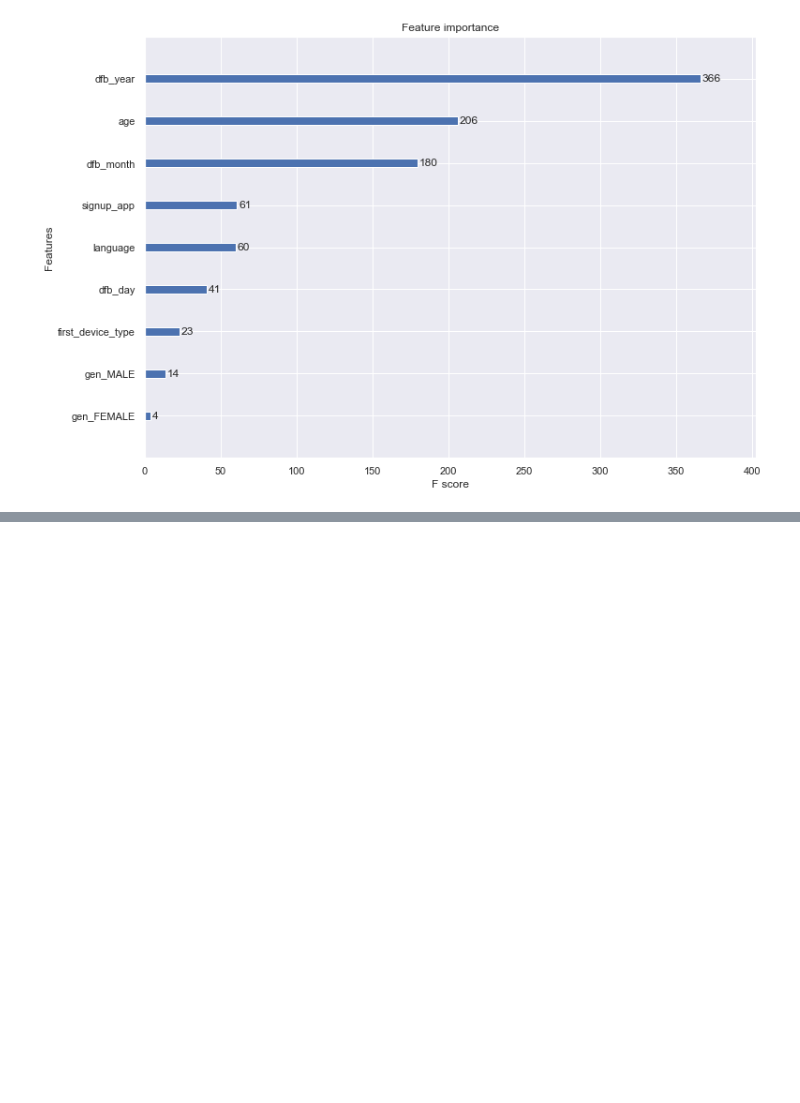
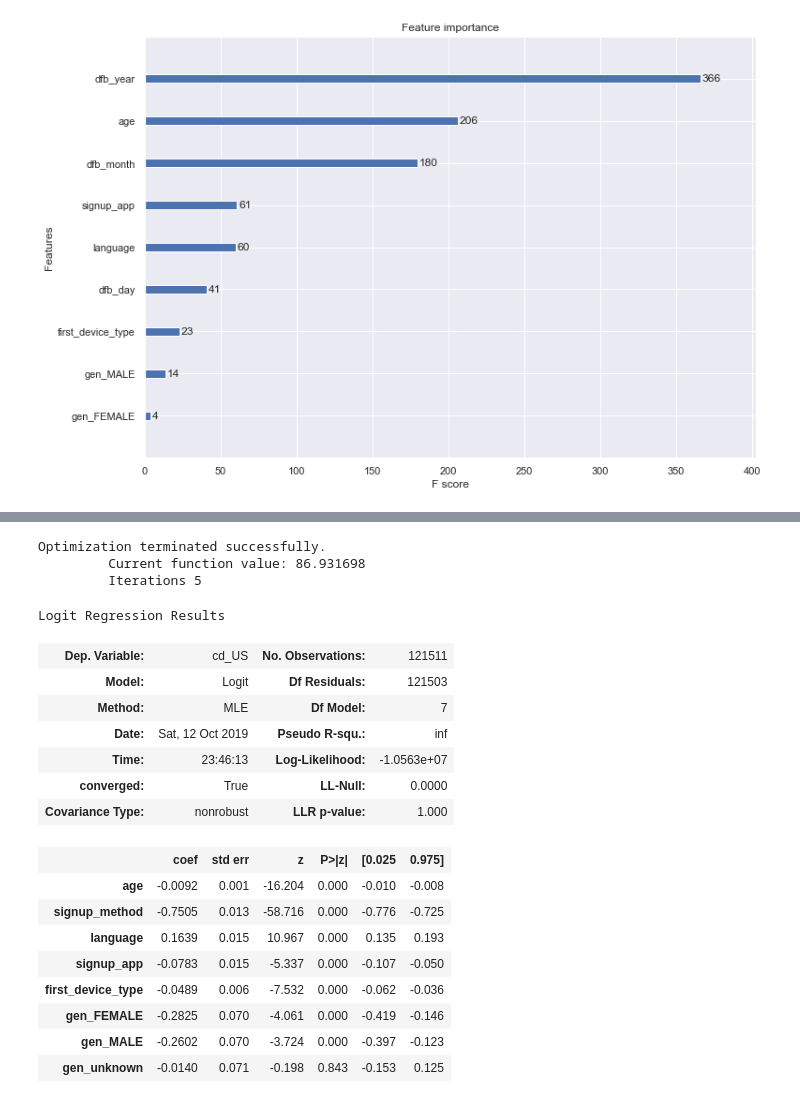
Before and after one commit to venkii83/Springboard, a Jupyter notebook: Capstone 1.ipynb, the cells around one changed output, grey strips where cells are left out. Saved outputs shown, nothing was run; the diff lists cells and outputs as text; code cells hidden in the pictures; blank space fills up the shorter version.

```diff
--- a/Capstone 1.ipynb
+++ b/Capstone 1.ipynb
@@ -1492,0 +1548,29 @@ print(type(yf1))
+# %%
+#Calculating summary stats for US
+import statsmodels.api as sm
+X = dafr1[['age','signup_method','language','signup_app', 'first_device_type','gen_FEMALE','gen_MALE',
+                     'gen_unknown']]
+y = dafr1['cd_US']
+res = sm.Logit(y, X).fit()
+res.summary()
+# %% [output]
+Optimization terminated successfully.
+         Current function value: 86.931698
+         Iterations 5
+Logit Regression Results
+| Dep. Variable: | cd_US | No. Observations: | 121511 |
+| Model: | Logit | Df Residuals: | 121503 |
+| Method: | MLE | Df Model: | 7 |
+| Date: | Sat, 12 Oct 2019 | Pseudo R-squ.: | inf |
+| Time: | 23:46:13 | Log-Likelihood: | -1.0563e+07 |
+| converged: | True | LL-Null: | 0.0000 |
+| Covariance Type: | nonrobust | LLR p-value: | 1.000 |
+|  | coef | std err | z | P>|z| | [0.025 | 0.975] |
+| age | -0.0092 | 0.001 | -16.204 | 0.000 | -0.010 | -0.008 |
+| signup_method | -0.7505 | 0.013 | -58.716 | 0.000 | -0.776 | -0.725 |
+| language | 0.1639 | 0.015 | 10.967 | 0.000 | 0.135 | 0.193 |
+| signup_app | -0.0783 | 0.015 | -5.337 | 0.000 | -0.107 | -0.050 |
+| first_device_type | -0.0489 | 0.006 | -7.532 | 0.000 | -0.062 | -0.036 |
+| gen_FEMALE | -0.2825 | 0.070 | -4.061 | 0.000 | -0.419 | -0.146 |
+| gen_MALE | -0.2602 | 0.070 | -3.724 | 0.000 | -0.397 | -0.123 |
+| gen_unknown | -0.0140 | 0.071 | -0.198 | 0.843 | -0.153 | 0.125 |
```
Also changed, not shown: parts of 19 cells of this notebook.
